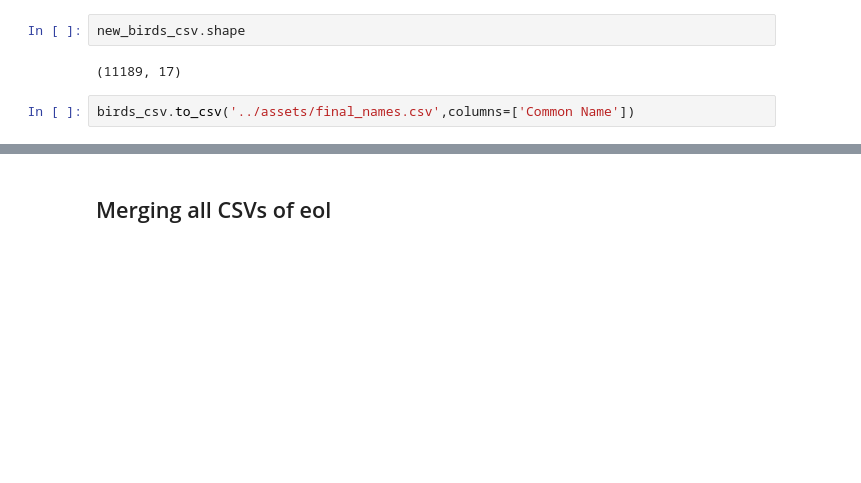
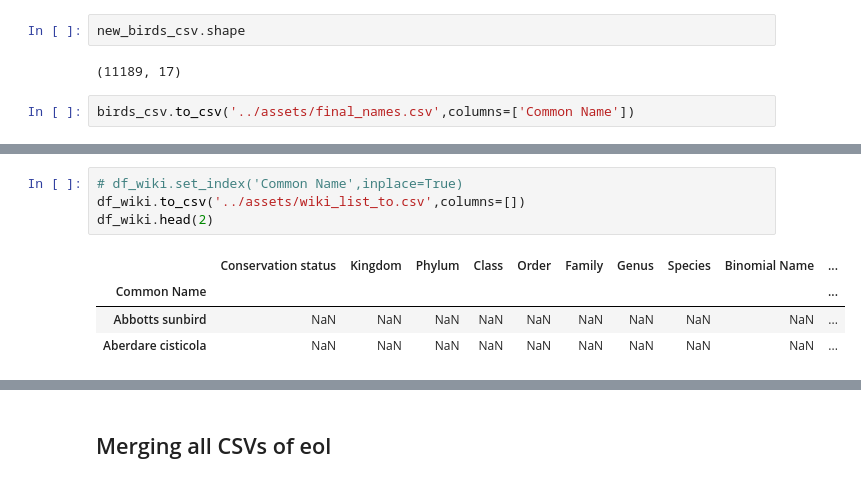
Before and after one commit to Mahanth-Maha/birds, a Jupyter notebook: Week1_Strucured_Data_Gen/merge_eol.ipynb, the cells around one changed output, grey strips where cells are left out. Saved outputs shown, nothing was run; the diff lists cells and outputs as text; blank space fills up the shorter version.

```diff
--- a/Week1_Strucured_Data_Gen/merge_eol.ipynb
+++ b/Week1_Strucured_Data_Gen/merge_eol.ipynb
@@ -90,0 +115,9 @@ birds_csv.to_csv('../assets/final_names.csv',columns=['Common Name'])
+# %%
+# df_wiki.set_index('Common Name',inplace=True)
+df_wiki.to_csv('../assets/wiki_list_to.csv',columns=[])
+df_wiki.head(2)
+# %% [output]
+|  | Conservation status | Kingdom | Phylum | Class | Order | Family | Genus | Species | Binomial Name | ... |
+| Common Name |  |  |  |  |  |  |  |  |  | ... |
+| Abbotts sunbird | NaN | NaN | NaN | NaN | NaN | NaN | NaN | NaN | NaN | ... |
+| Aberdare cisticola | NaN | NaN | NaN | NaN | NaN | NaN | NaN | NaN | NaN | ... |
```
Also changed, not shown: parts of 6 cells of this notebook, 14 other files.
